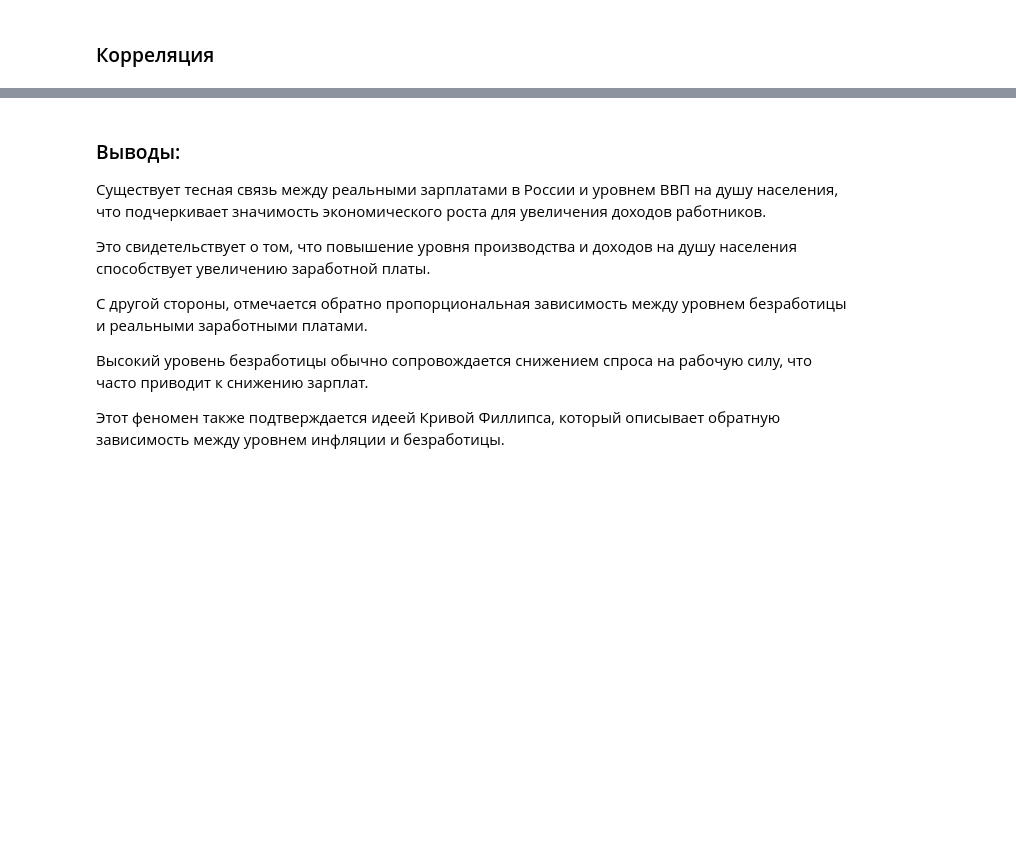
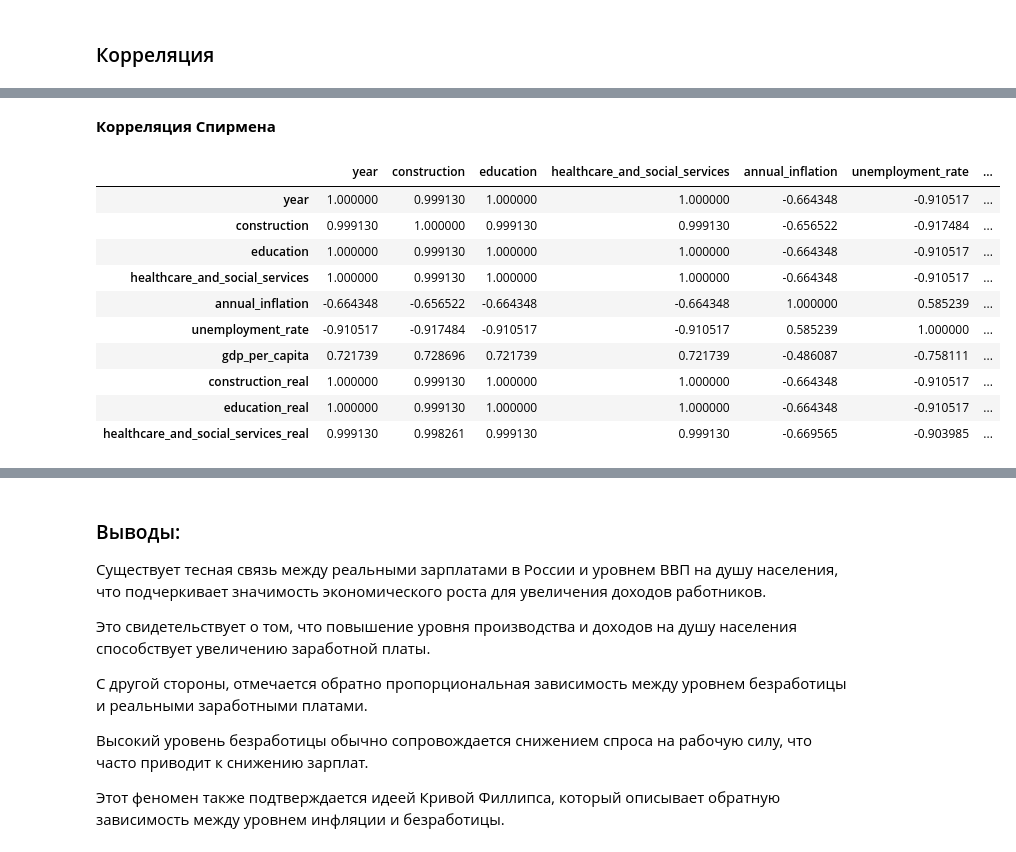
Before and after one commit to bobylevaea/streamlit_dynamics_of_real_wages, a Jupyter notebook: final_project.ipynb, the cells around one changed output, grey strips where cells are left out. Saved outputs shown, nothing was run; the diff lists cells and outputs as text; code cells hidden in the pictures; blank space fills up the shorter version.

```diff
--- a/final_project.ipynb
+++ b/final_project.ipynb
@@ -199,0 +243,17 @@ plt.show()
+# %% [markdown]
+**Корреляция Спирмена**
+# %%
+corr = data.corr(method='spearman', numeric_only=True)
+corr
+# %% [output]
+|  | year | construction | education | healthcare_and_social_services | annual_inflation | unemployment_rate | ... |
+| year | 1.000000 | 0.999130 | 1.000000 | 1.000000 | -0.664348 | -0.910517 | ... |
+| construction | 0.999130 | 1.000000 | 0.999130 | 0.999130 | -0.656522 | -0.917484 | ... |
+| education | 1.000000 | 0.999130 | 1.000000 | 1.000000 | -0.664348 | -0.910517 | ... |
+| healthcare_and_social_services | 1.000000 | 0.999130 | 1.000000 | 1.000000 | -0.664348 | -0.910517 | ... |
+| annual_inflation | -0.664348 | -0.656522 | -0.664348 | -0.664348 | 1.000000 | 0.585239 | ... |
+| unemployment_rate | -0.910517 | -0.917484 | -0.910517 | -0.910517 | 0.585239 | 1.000000 | ... |
+| gdp_per_capita | 0.721739 | 0.728696 | 0.721739 | 0.721739 | -0.486087 | -0.758111 | ... |
+| construction_real | 1.000000 | 0.999130 | 1.000000 | 1.000000 | -0.664348 | -0.910517 | ... |
+| education_real | 1.000000 | 0.999130 | 1.000000 | 1.000000 | -0.664348 | -0.910517 | ... |
+| healthcare_and_social_services_real | 0.999130 | 0.998261 | 0.999130 | 0.999130 | -0.669565 | -0.903985 | ... |
```
Also changed, not shown: parts of 18 cells of this notebook.
